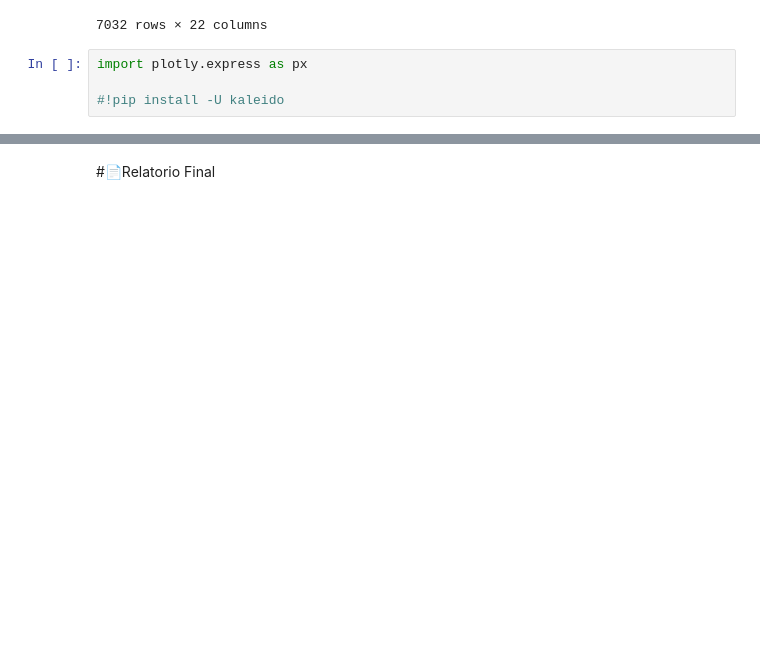
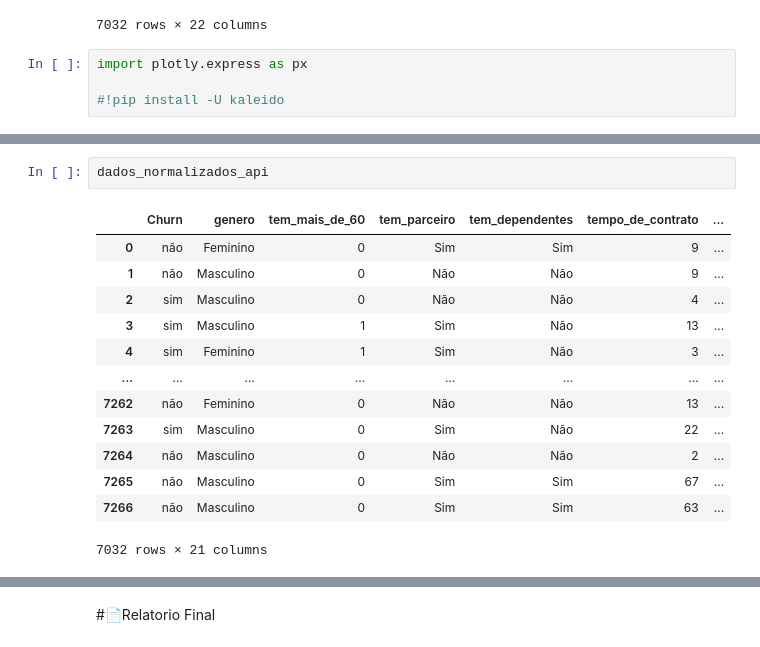
Before and after one commit to carlos-000-carlos/Challenge_2-TelecomX_BR-Cabral, a Jupyter notebook: TelecomX_BR.ipynb, the cells around one changed output, grey strips where cells are left out. Cells and saved outputs as stored; diff of their text form; blank space fills up the shorter version.

```diff
--- a/TelecomX_BR.ipynb
+++ b/TelecomX_BR.ipynb
@@ -1316,0 +1390,16 @@ fig.update_layout(
+# %%
+dados_normalizados_api
+# %% [output]
+|  | Churn | genero | tem_mais_de_60 | tem_parceiro | tem_dependentes | tempo_de_contrato | ... |
+| 0 | não | Feminino | 0 | Sim | Sim | 9 | ... |
+| 1 | não | Masculino | 0 | Não | Não | 9 | ... |
+| 2 | sim | Masculino | 0 | Não | Não | 4 | ... |
+| 3 | sim | Masculino | 1 | Sim | Não | 13 | ... |
+| 4 | sim | Feminino | 1 | Sim | Não | 3 | ... |
+| ... | ... | ... | ... | ... | ... | ... | ... |
+| 7262 | não | Feminino | 0 | Não | Não | 13 | ... |
+| 7263 | sim | Masculino | 0 | Sim | Não | 22 | ... |
+| 7264 | não | Masculino | 0 | Não | Não | 2 | ... |
+| 7265 | não | Masculino | 0 | Sim | Sim | 67 | ... |
+| 7266 | não | Masculino | 0 | Sim | Sim | 63 | ... |
+7032 rows × 21 columns
```
Also changed, not shown: parts of 26 cells of this notebook.
